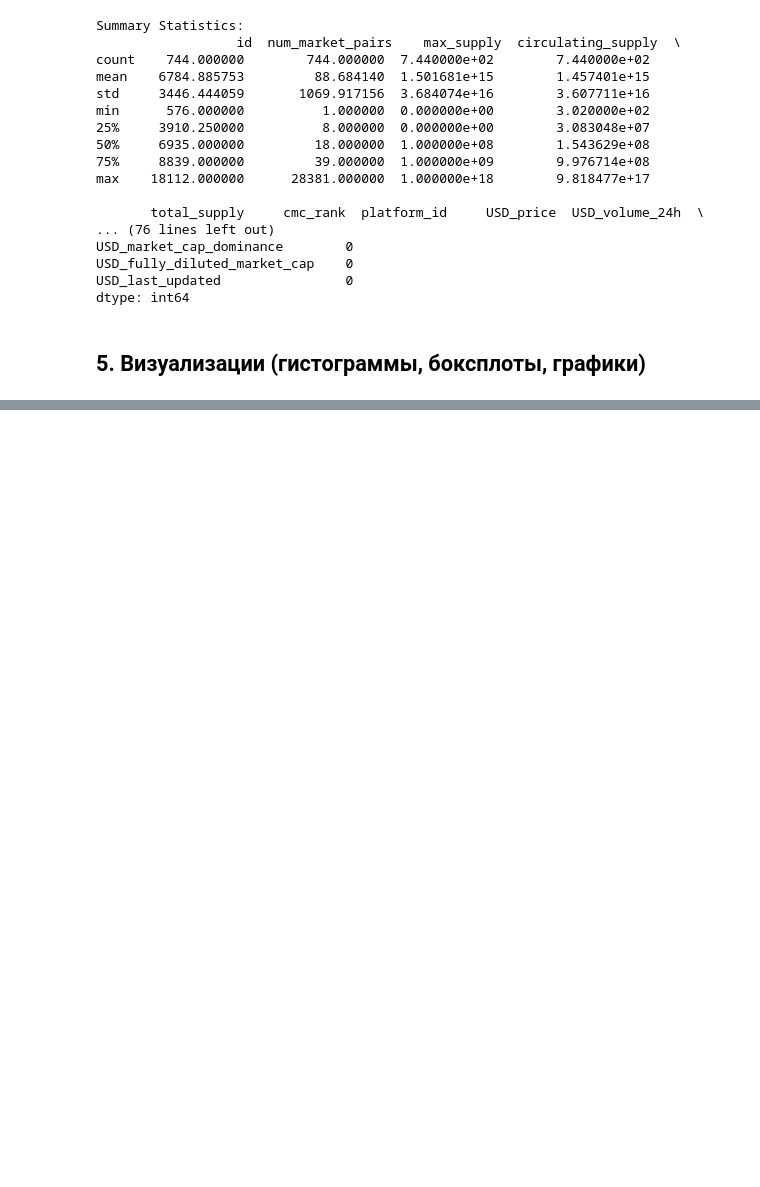
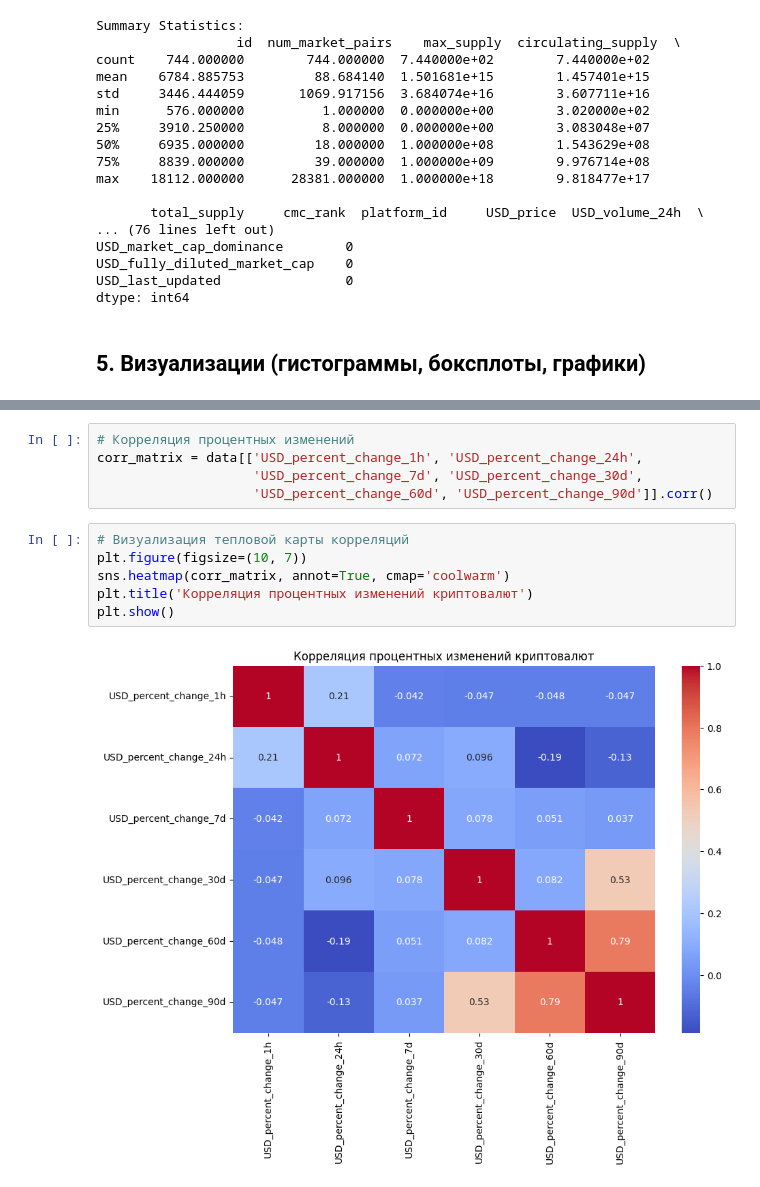
Before and after one commit to LogosAoi/Analysis_dataset, a Jupyter notebook: Проект_1_-_Анализ_датасета_с_визуализациями.ipynb, the cells around one changed output, grey strips where cells are left out. Drawn from its saved outputs; the diff is of its cells as text; blank space fills up the shorter version.

```diff
--- a/Проект_1_-_Анализ_датасета_с_визуализациями.ipynb
+++ b/Проект_1_-_Анализ_датасета_с_визуализациями.ipynb
@@ -148,0 +141,13 @@ plt.show()
+# %%
+# Корреляция процентных изменений
+corr_matrix = data[['USD_percent_change_1h', 'USD_percent_change_24h',
+                    'USD_percent_change_7d', 'USD_percent_change_30d',
+                    'USD_percent_change_60d', 'USD_percent_change_90d']].corr()
+# %%
+# Визуализация тепловой карты корреляций
+plt.figure(figsize=(10, 7))
+sns.heatmap(corr_matrix, annot=True, cmap='coolwarm')
+plt.title('Корреляция процентных изменений криптовалют')
+plt.show()
+# %% [output]
+[figure, added]
```
Also changed, not shown: parts of 6 cells of this notebook.
